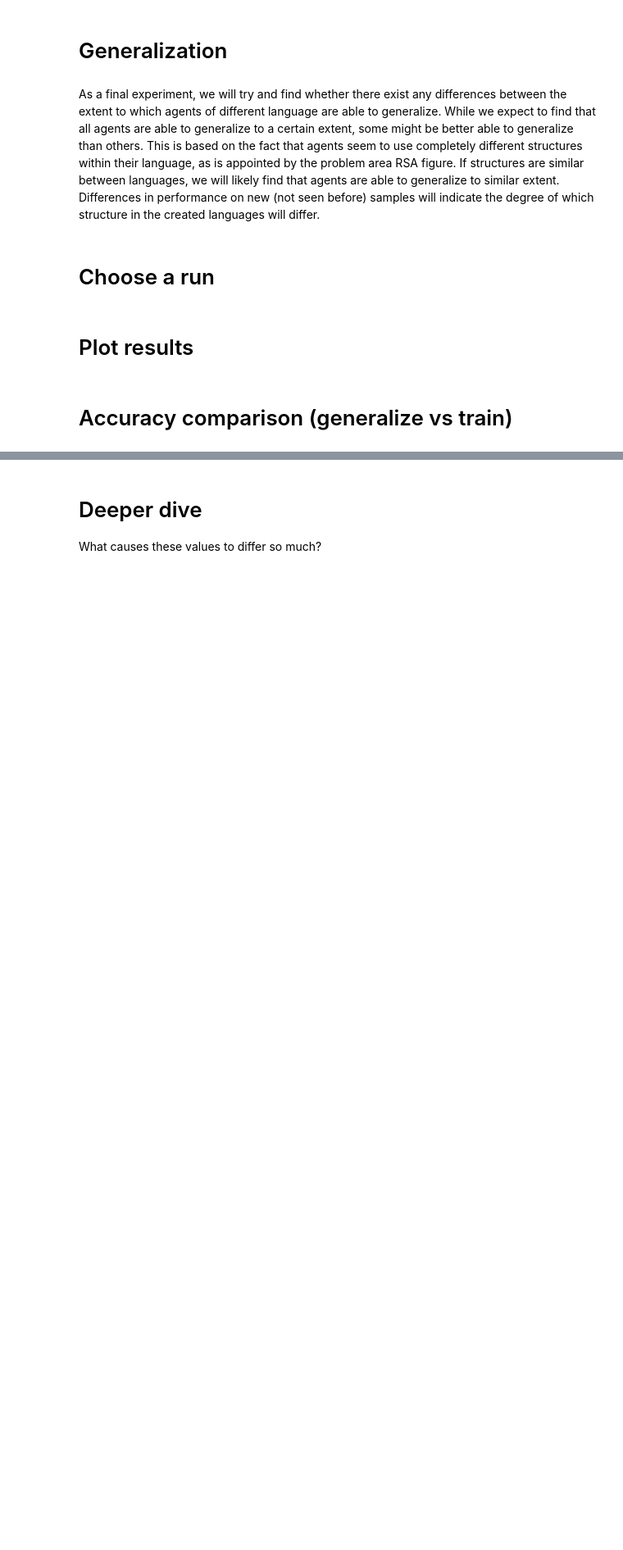
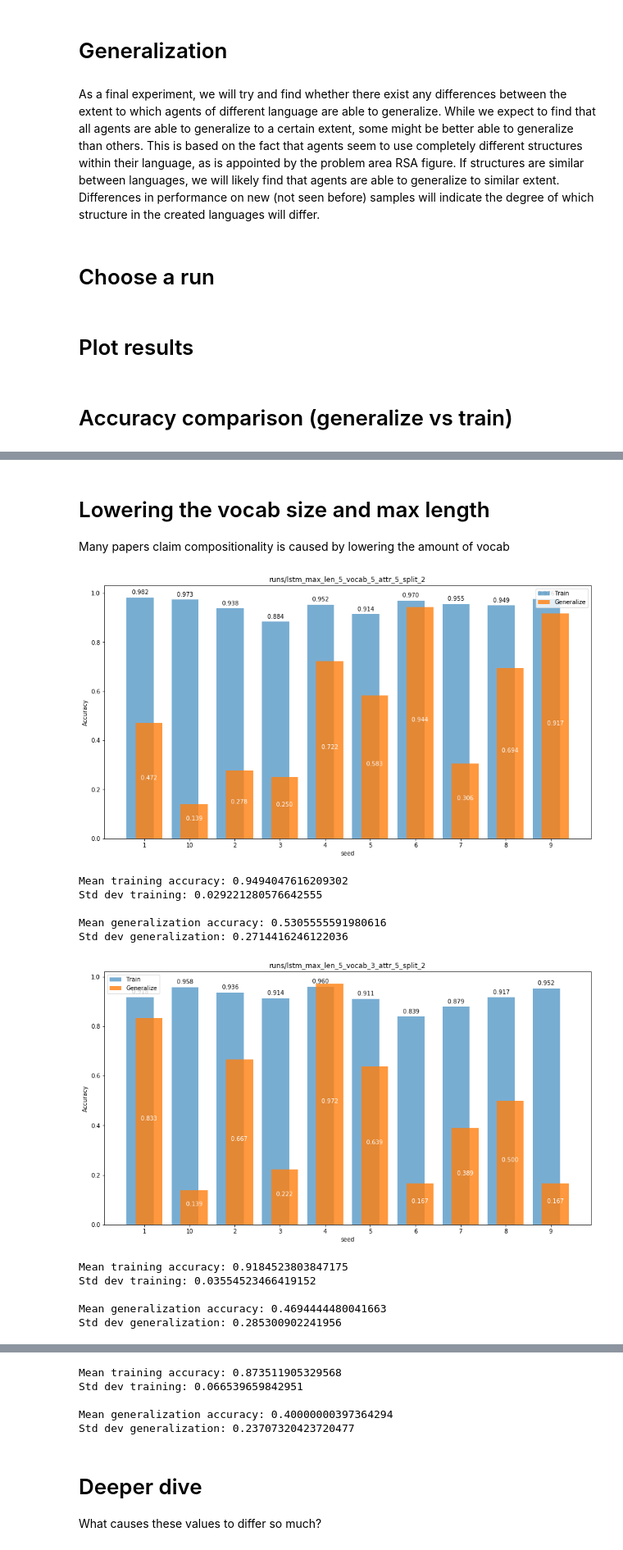
Before and after one commit to OscarLigthart/TopographicSimilarity, a Jupyter notebook: generalization_analysis.ipynb, the cells around one changed output, grey strips where cells are left out. Shown: that part at 82% size. Saved outputs shown, nothing was run; the diff lists cells and outputs as text; code cells hidden in the pictures; blank space fills up the shorter version.

```diff
--- a/generalization_analysis.ipynb
+++ b/generalization_analysis.ipynb
@@ -305,0 +306,26 @@ Std dev generalization: 0.23506303372830092
+# %% [markdown]
+# Lowering the vocab size and max length
+Many papers claim compositionality is caused by lowering the amount of vocab
+# %%
+paths = ["runs/lstm_max_len_5_vocab_5_attr_5_split_2",
+         #"runs/lstm_max_len_4_vocab_3_attr_5_split_2",
+        "runs/lstm_max_len_5_vocab_3_attr_5_split_2",
+        "runs/lstm_max_len_3_vocab_3_attr_5_split_2"]
+
+
+for path in paths:
+    train, generalize = load_metrics(path)
+    plot_results(train, generalize, title=path)
+# %% [output]
+[figure, added]
+Mean training accuracy: 0.9494047616209302
+Std dev training: 0.029221280576642555
+
+Mean generalization accuracy: 0.5305555591980616
+Std dev generalization: 0.2714416246122036
+[figure, added]
+Mean training accuracy: 0.9184523803847175
+Std dev training: 0.03554523466419152
+
+Mean generalization accuracy: 0.4694444480041663
+Std dev generalization: 0.285300902241956
@@ -306,3 +333,8 @@ Std dev generalization: 0.23506303372830092
+Mean training accuracy: 0.873511905329568
+Std dev training: 0.066539659842951
+
+Mean generalization accuracy: 0.40000000397364294
+Std dev generalization: 0.23707320423720477
 # %% [markdown]
 # Deeper dive
 What causes these values to differ so much?
```
Also changed, not shown: parts of 10 cells of this notebook, 9 other files.
